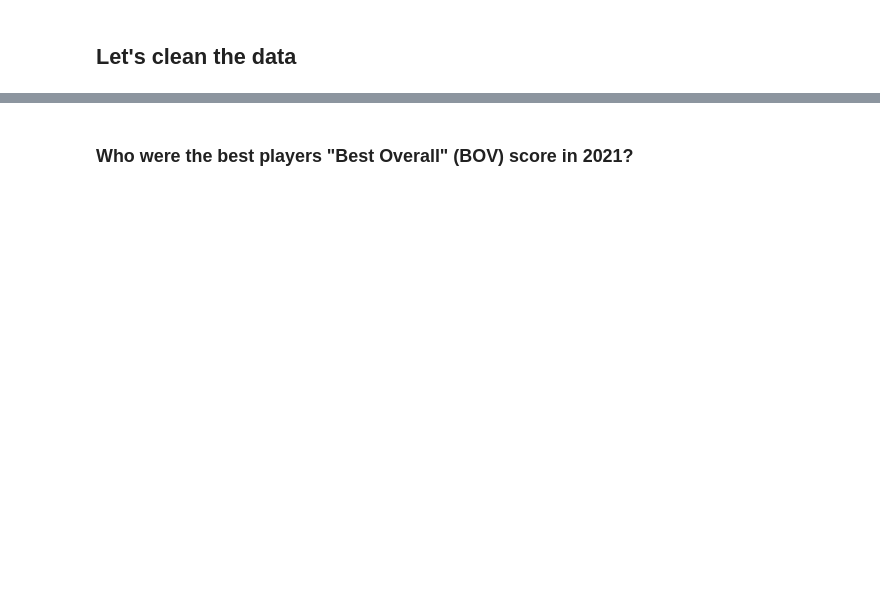
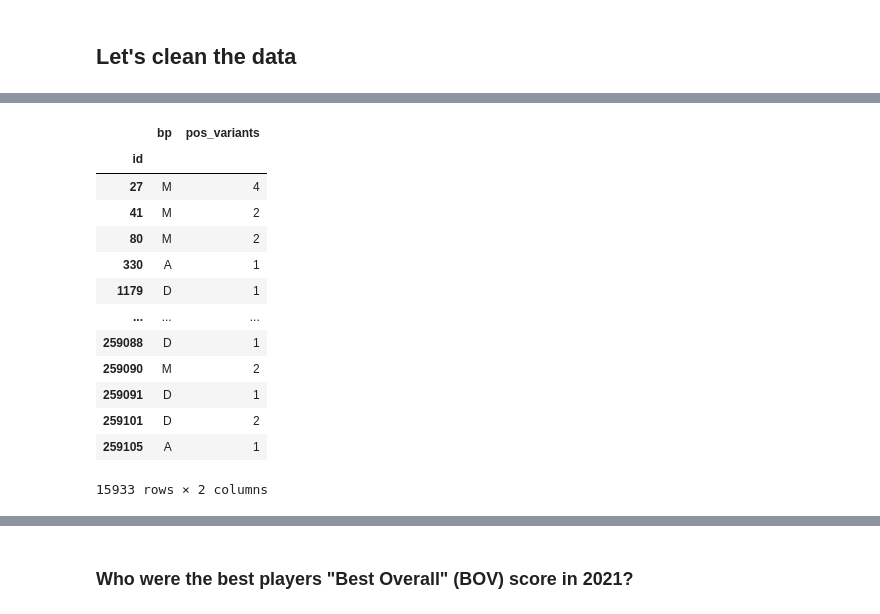
Before and after one commit to dplazau/ironhack-bootcamp, a Jupyter notebook: projects/fifa-moneyball-project/index.ipynb, the cells around one changed output, grey strips where cells are left out. Cells and saved outputs as stored; diff of their text form; code cells hidden in the pictures; blank space fills up the shorter version.

```diff
--- a/projects/fifa-moneyball-project/index.ipynb
+++ b/projects/fifa-moneyball-project/index.ipynb
@@ -50,0 +166,6 @@ df["contract"].apply(contract_interval).apply(lambda x: int(x) >= 2021)
+# %%
+# changing values in dataframe to international standard
+df["height"] = df["height"].apply(height_to_cm)
+df["weight"] = df["weight"].apply(weight_to_kg)
+# checking
+# df[["height", "weight"]].head()
@@ -50,0 +178,17 @@ df["contract"].apply(contract_interval).apply(lambda x: int(x) >= 2021)
+# %%
+df[["bp", "pos_variants"]]
+# %% [output]
+|  | bp | pos_variants |
+| id |  |  |
+| 27 | M | 4 |
+| 41 | M | 2 |
+| 80 | M | 2 |
+| 330 | A | 1 |
+| 1179 | D | 1 |
+| ... | ... | ... |
+| 259088 | D | 1 |
+| 259090 | M | 2 |
+| 259091 | D | 1 |
+| 259101 | D | 2 |
+| 259105 | A | 1 |
+15933 rows × 2 columns
```
Also changed, not shown: parts of 26 cells of this notebook.
